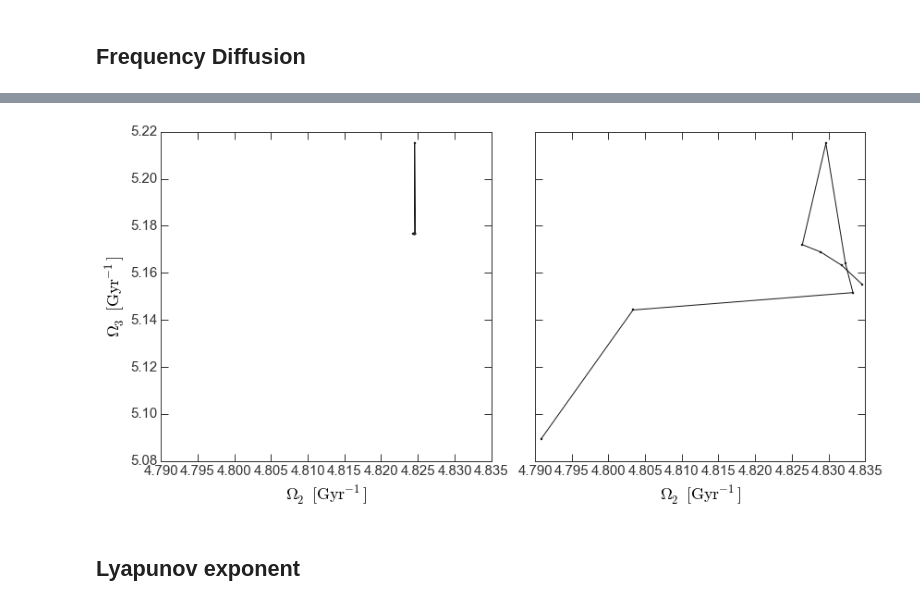
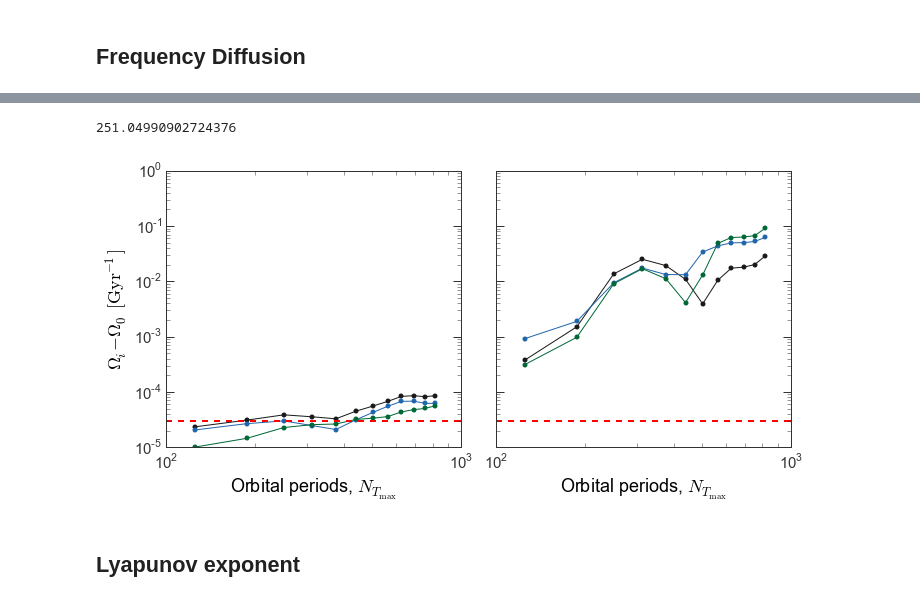
Before and after one commit to adrn/StreamMorphology, a Jupyter notebook: notebooks/Figure - two orbits.ipynb, the cells around one changed output, grey strips where cells are left out. Drawn from its saved outputs; the diff is of its cells as text; code cells hidden in the pictures.

```diff
--- a/notebooks/Figure - two orbits.ipynb
+++ b/notebooks/Figure - two orbits.ipynb
@@ -86,0 +213,3 @@ for i in edges:
+# %%
+fast_freqs = np.array(fast_freqs)
+np.std(fast_freqs, axis=0)
@@ -90,6 +221,3 @@ for i in edges:
 
 # f_freqs1,d_f1,ixes_f1,is_tube = gd.naff.orbit_to_freqs(t[:len(t)//2+1], w[:len(t)//2+1,1], silently_fail=False)
 # f_freqs2,d_f2,ixes_f2,is_tube = gd.naff.orbit_to_freqs(t[len(t)//2:], w[len(t)//2:,1], silently_fail=False)
-# %%
-slow_freqs = np.abs(slow_freqs)
-fast_freqs = np.abs(fast_freqs)
@@ -104,0 +224,3 @@ plt.plot(fast_freqs[:,:]);
+# %%
+sorted_ixes = d[ixes]['|A|'].argsort()[::-1]
+print(sorted_ixes)
@@ -104,0 +229,9 @@ plt.plot(fast_freqs[:,:]);
+# %%
+fig,axes = plt.subplots(3,2,figsize=(10,14),sharex=True, sharey='row')
+
+for i,row in enumerate(axes):
+    row[0].plot(slow_freqs[:,i])
+    row[1].plot(fast_freqs[:,i])
+
+# axes[0].set_xlim(0.62,0.635)
+# axes[0].set_ylim(0.665,0.68)
@@ -105,28 +240,42 @@ plt.plot(fast_freqs[:,:]);
+# %%
+200000*dt / T.max()
+# %% [output]
+251.04990902724376
 # %%
-fig,axes = plt.subplots(1,2,figsize=(12,6), sharex=True, sharey=True)
+fig,axes = plt.subplots(1,2,figsize=(10,5), sharex=True, sharey=True)
 
 # axes[0].plot(slow_freqs[:,1]/slow_freqs[:,0], slow_freqs[:,2]/slow_freqs[:,0],
 #              marker='.', linestyle='-')
 
 # axes[1].plot(fast_freqs[:,1]/fast_freqs[:,0], fast_freqs[:,2]/fast_freqs[:,0],
 #              marker='.', linestyle='-')
 
-axes[0].plot(slow_freqs[:,1]*1000, slow_freqs[:,2]*1000,
-             marker='.', linestyle='-')
+tttt = np.array([(derp[0]+derp[1])/2. for derp in f_ixes])*dt / T.max()
 
-axes[1].plot(fast_freqs[:,1]*1000, fast_freqs[:,2]*1000,
-             marker='.', linestyle='-')
+for i,f in enumerate([slow_freqs, fast_freqs]):
+    for j in range(3):
+#         mean_f = f[1:,sorted_ixes[j]].mean()
+        mean_f = f[0,sorted_ixes[j]]
+        max_x = (f[1:,sorted_ixes[j]] - mean_f) # / mean_f * 100.
+        axes[i].loglog(tttt[:-1], np.abs(max_x)*1000., marker='o', linestyle='-')
 
-axes[0].set_xlabel(r"$\Omega_2 \, [{\rm Gyr}^{-1}]$")
-axes[0].set_ylabel(r"$\Omega_3 \, [{\rm Gyr}^{-1}]$")
-axes[1].set_xlabel(r"$\Omega_2 \, [{\rm Gyr}^{-1}]$")
+axes[0].axhline(3E-8*1000., linestyle='dashed', linewidth=2., c='r')
+axes[1].axhline(3E-8*1000., linestyle='dashed', linewidth=2., c='r')
+# axes[1].plot(fast_freqs[:,1]*1000, fast_freqs[:,2]*1000,
+#              marker='o', linestyle='-')
 
-# axes[0].set_xlim(0.6,0.65)
-# axes[0].set_ylim(0.65,0.7)
+# axes[0].set_ylabel(r"$\Delta\Omega_i/\Omega_i \times \, 100$")
+axes[0].set_ylabel(r"$\Omega_i-\Omega_0 \, [{\rm Gyr}^{-1}]$")
+axes[0].set_xlabel(r"Orbital periods, $N_{T_{\rm max}}$")
+axes[1].set_xlabel(r"Orbital periods, $N_{T_{\rm max}}$")
+
+axes[0].set_ylim(1E-8*1000., 1E-3*1000.)
+# axes[0].set_xlim(0,10)
 
 fig.tight_layout()
+fig.savefig("/Users/adrian/papers/papers/stream-morphology/figures/freq-diff-orbits.pdf")
 # %% [output]
-[figure, old version]
+[figure, new version]
 # %% [markdown]
 ## Lyapunov exponent
 # %% [markdown]
```
Also changed, not shown: parts of 61 cells of this notebook, 3 other files.
